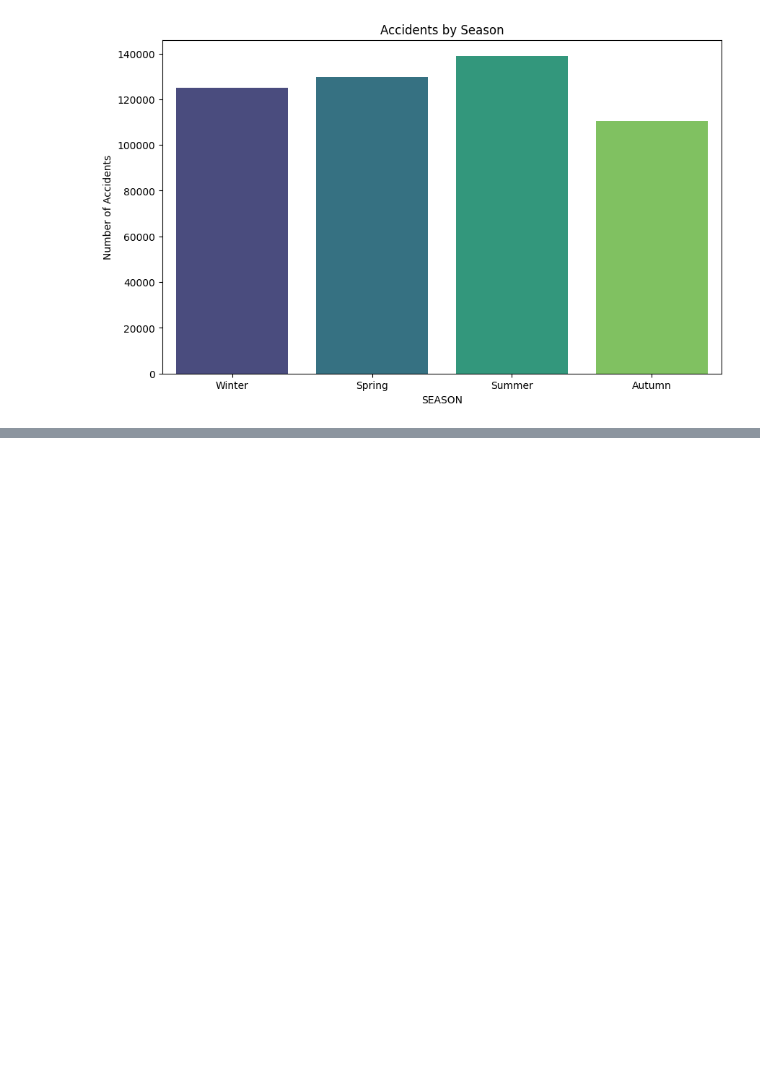
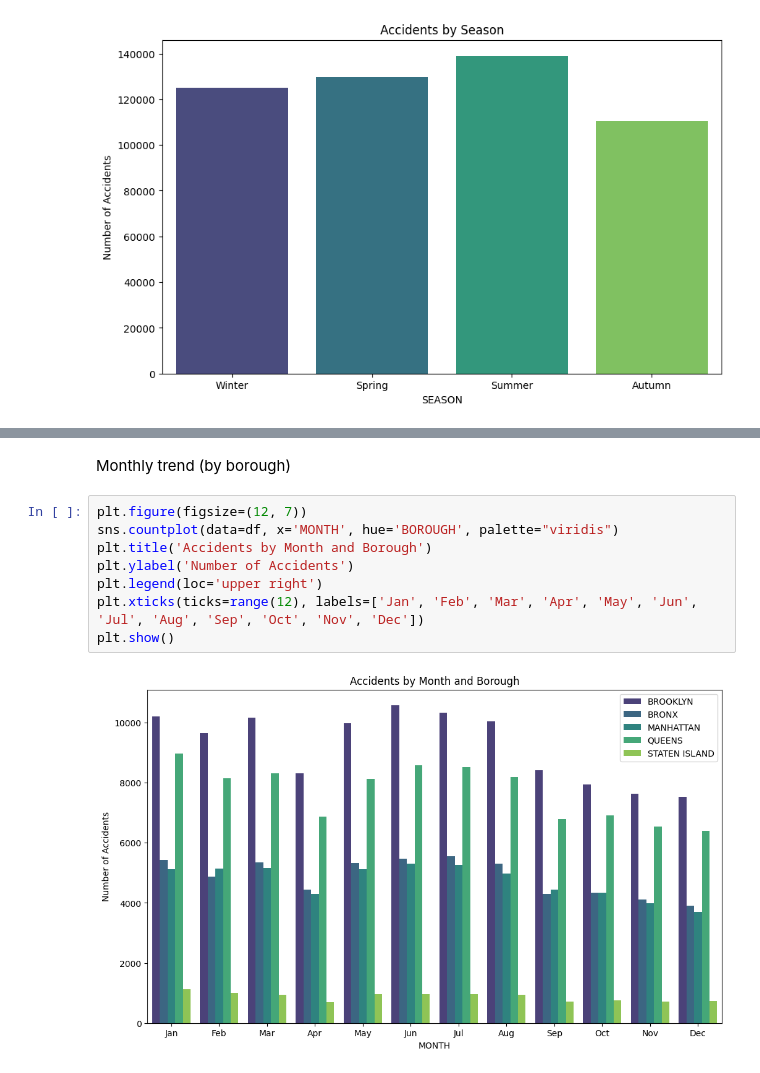
Before and after one commit to NedKost/MS-AAI-500-Team-Project, a Jupyter notebook: Collisions_timeslice.ipynb, the cells around one changed output, grey strips where cells are left out. Drawn from its saved outputs; the diff is of its cells as text; blank space fills up the shorter version.

```diff
--- a/Collisions_timeslice.ipynb
+++ b/Collisions_timeslice.ipynb
@@ -295,0 +309,12 @@ plt.show()
+# %% [markdown]
+Monthly trend (by borough)
+# %%
+plt.figure(figsize=(12, 7))
+sns.countplot(data=df, x='MONTH', hue='BOROUGH', palette="viridis")
+plt.title('Accidents by Month and Borough')
+plt.ylabel('Number of Accidents')
+plt.legend(loc='upper right')
+plt.xticks(ticks=range(12), labels=['Jan', 'Feb', 'Mar', 'Apr', 'May', 'Jun', 'Jul', 'Aug', 'Sep', 'Oct', 'Nov', 'Dec'])
+plt.show()
+# %% [output]
+[figure, added]
```
Also changed, not shown: parts of 24 cells of this notebook.
